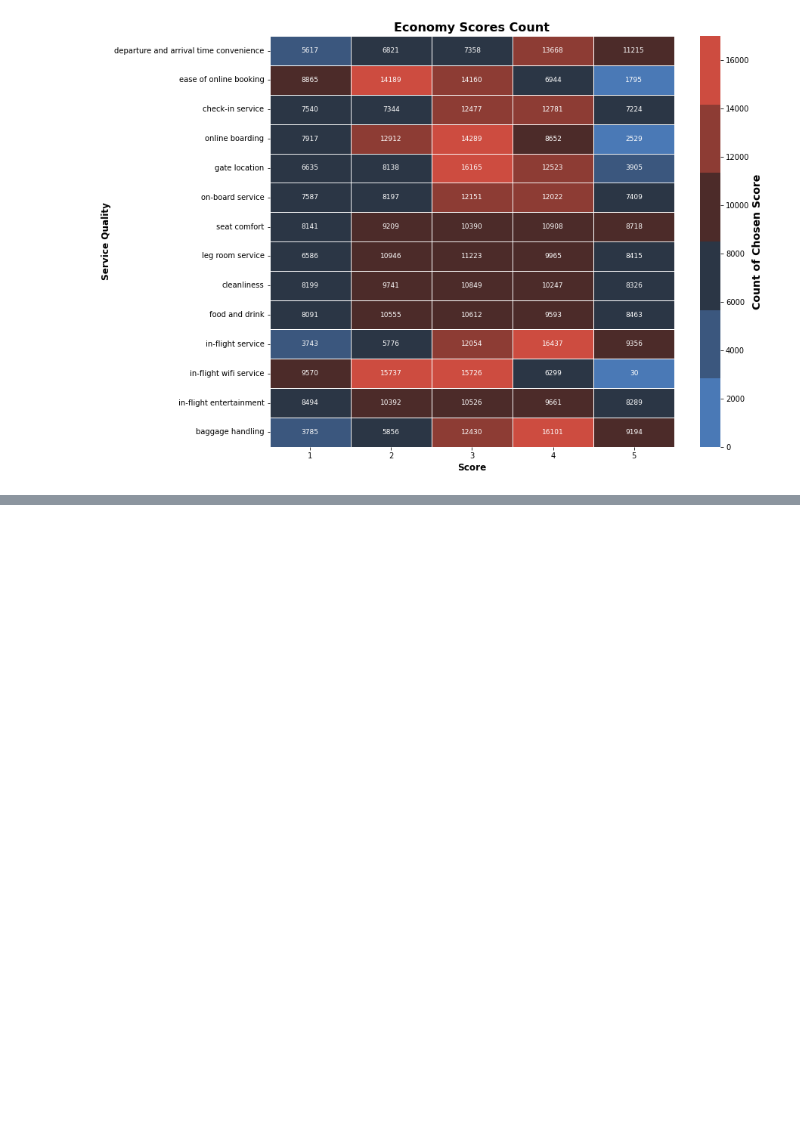
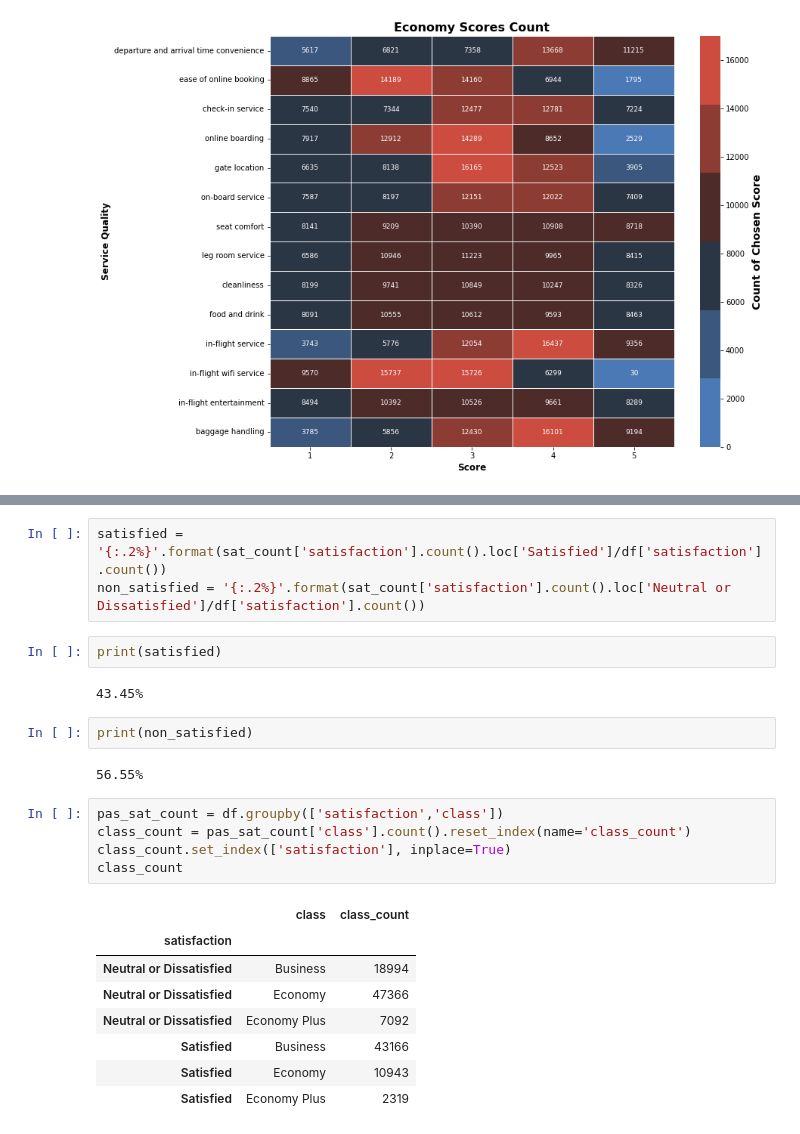
Before and after one commit to Coded123/Maven-Analytics-Airlines-Challenge, a Jupyter notebook: Maven_airline_data_analysis.ipynb, the cells around one changed output, grey strips where cells are left out. Drawn from its saved outputs; the diff is of its cells as text; blank space fills up the shorter version.

```diff
--- a/Maven_airline_data_analysis.ipynb
+++ b/Maven_airline_data_analysis.ipynb
@@ -290,0 +326,25 @@ Text(0.5, 1.0, 'Economy Scores Count')
+# %%
+satisfied = '{:.2%}'.format(sat_count['satisfaction'].count().loc['Satisfied']/df['satisfaction'].count())
+non_satisfied = '{:.2%}'.format(sat_count['satisfaction'].count().loc['Neutral or Dissatisfied']/df['satisfaction'].count())
+# %%
+print(satisfied)
+# %% [output]
+43.45%
+# %%
+print(non_satisfied)
+# %% [output]
+56.55%
+# %%
+pas_sat_count = df.groupby(['satisfaction','class'])
+class_count = pas_sat_count['class'].count().reset_index(name='class_count')
+class_count.set_index(['satisfaction'], inplace=True)
+class_count
+# %% [output]
+|  | class | class_count |
+| satisfaction |  |  |
+| Neutral or Dissatisfied | Business | 18994 |
+| Neutral or Dissatisfied | Economy | 47366 |
+| Neutral or Dissatisfied | Economy Plus | 7092 |
+| Satisfied | Business | 43166 |
+| Satisfied | Economy | 10943 |
+| Satisfied | Economy Plus | 2319 |
```
Also changed, not shown: parts of 5 cells of this notebook.
